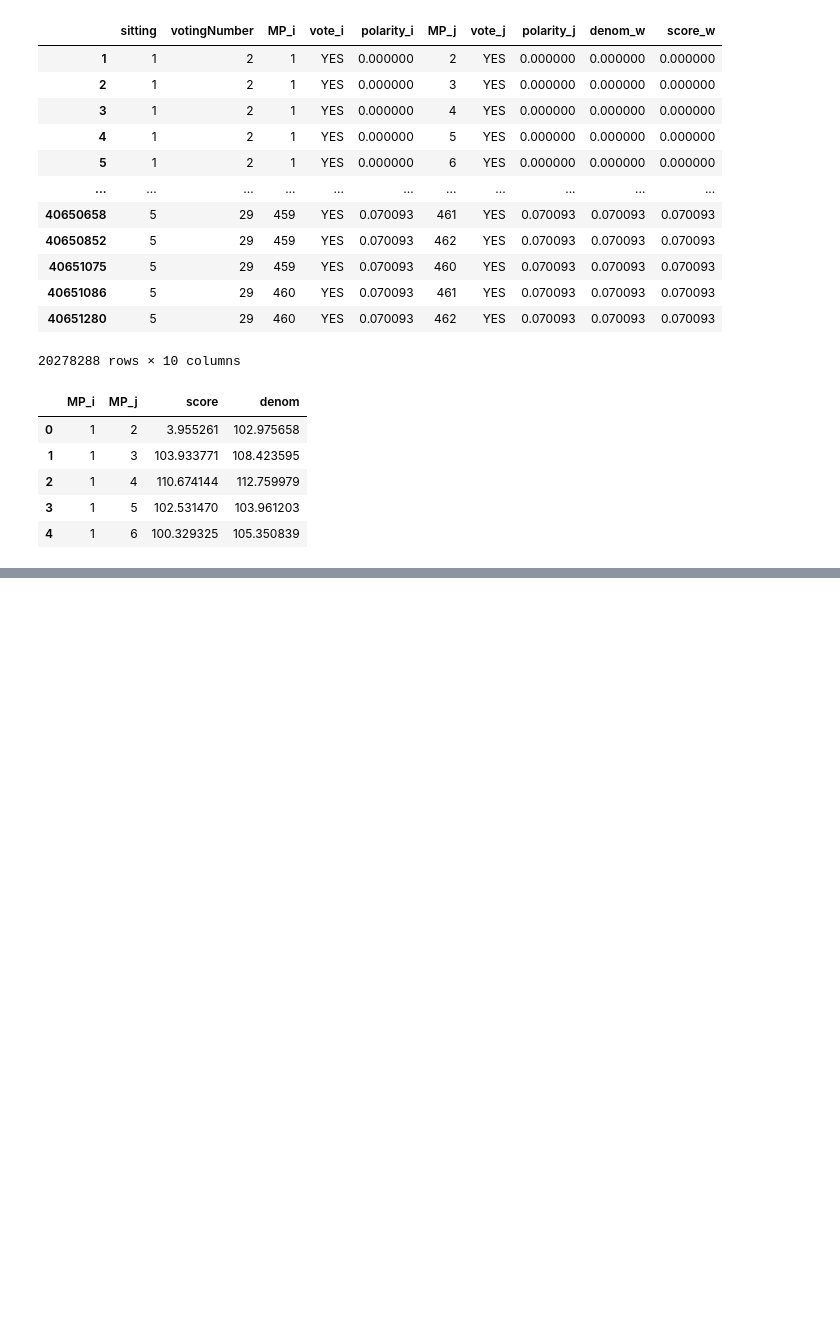
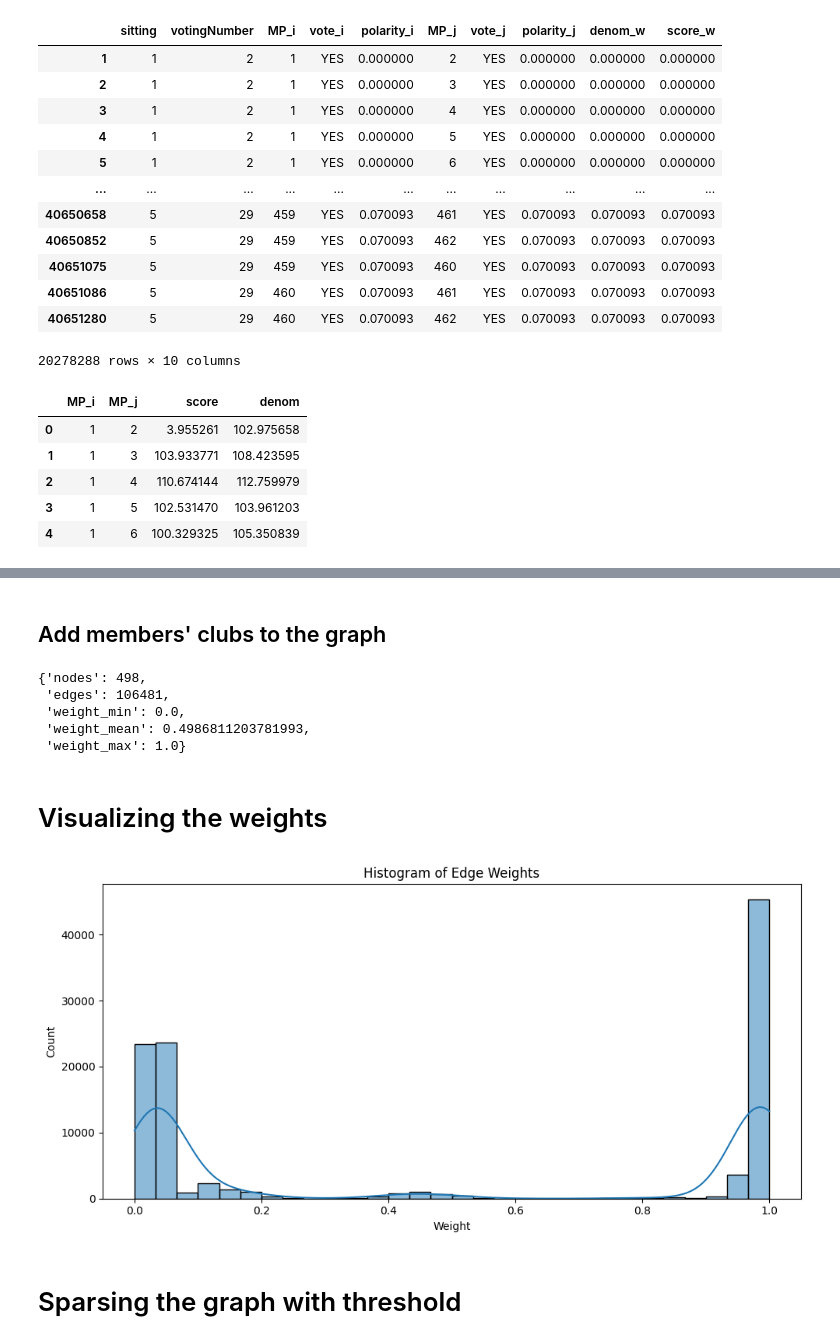
Before and after one commit to Voldziu/PolishGovernmentAnalysis, a Jupyter notebook: src/notebooks/eda.ipynb, the cells around one changed output, grey strips where cells are left out. Drawn from its saved outputs; the diff is of its cells as text; code cells hidden in the pictures; blank space fills up the shorter version.

Commit message:
added layout and initial graph creation

```diff
--- a/src/notebooks/eda.ipynb
+++ b/src/notebooks/eda.ipynb
@@ -207,0 +233,2 @@ edge_stats.head()
+# %% [markdown]
+## Add members' clubs to the graph
@@ -208,25 +243,9 @@ edge_stats.head()
 # %%
-
-
-
-
-
-edge_stats = edge_stats[edge_stats["denom"] > 0].copy()
-edge_stats["weight"] = edge_stats["score"] / edge_stats["denom"]
-
-members_nodes = df_members[["MP", "club"]].drop_duplicates(subset=["MP"]).copy()
-
-G = nx.Graph()
-for row in members_nodes.itertuples(index=False):
-    G.add_node(int(row.MP), club=row.club)
-
 for row in edge_stats.itertuples(index=False):
     G.add_edge(
         int(row.MP_i),
         int(row.MP_j),
-        weight=float(row.weight),
-        score=float(row.score),
-        denom=float(row.denom),
+        weight=float(row.weight)
     )
 
 graph_stats = {
@@ -238,3 +257,23 @@ graph_stats = {
 }
 
 graph_stats
+# %% [output]
+{'nodes': 498,
+ 'edges': 106481,
+ 'weight_min': 0.0,
+ 'weight_mean': 0.4986811203781993,
+ 'weight_max': 1.0}
+# %% [markdown]
+# Visualizing the weights
+# %%
+plt.figure(figsize=(10, 5))
+sns.histplot(edge_stats["weight"], bins=30, kde=True)
+plt.title("Histogram of Edge Weights")
+plt.xlabel("Weight")
+plt.ylabel("Count")
+plt.tight_layout()
+plt.show()
+# %% [output]
+[figure, added]
+# %% [markdown]
+# Sparsing the graph with threshold
```
Also changed, not shown: parts of 7 cells of this notebook, 9 other files.
